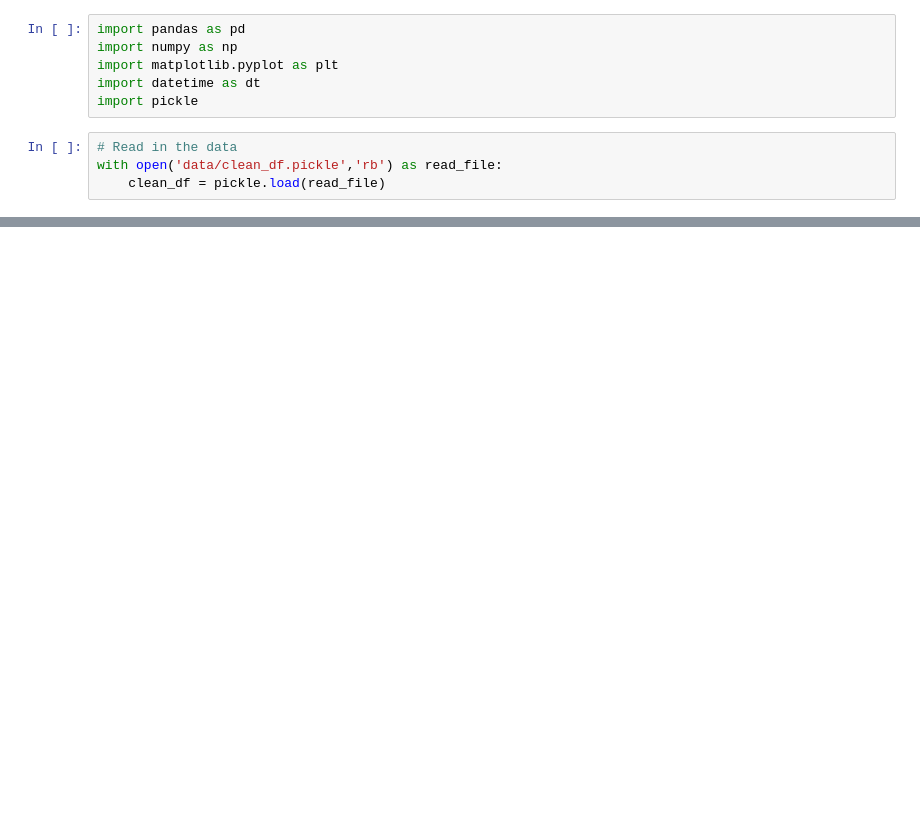
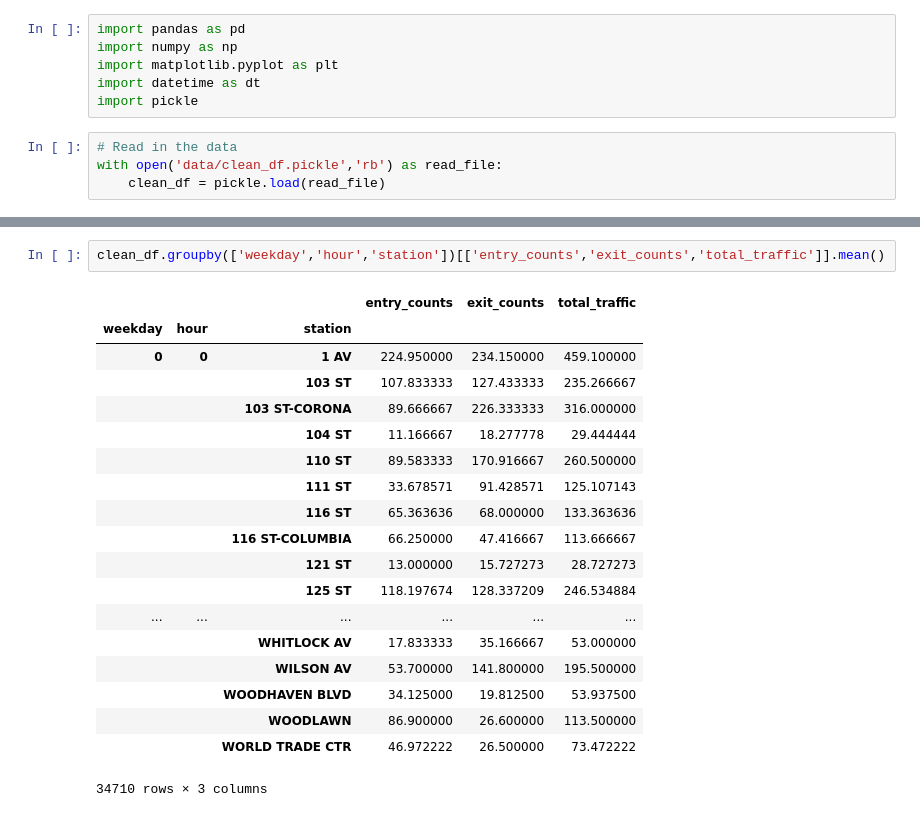
Before and after one commit to alisonglazer/metis_project_1, a Jupyter notebook: analysis_turnstile_data.ipynb, the cells around one changed output, grey strips where cells are left out. Cells and saved outputs as stored; diff of their text form; blank space fills up the shorter version.

```diff
--- a/analysis_turnstile_data.ipynb
+++ b/analysis_turnstile_data.ipynb
@@ -31,0 +52,22 @@ clean_df
+# %%
+clean_df.groupby(['weekday','hour','station'])[['entry_counts','exit_counts','total_traffic']].mean()
+# %% [output]
+|  |  |  | entry_counts | exit_counts | total_traffic |
+| weekday | hour | station |  |  |  |
+| 0 | 0 | 1 AV | 224.950000 | 234.150000 | 459.100000 |
+|  |  | 103 ST | 107.833333 | 127.433333 | 235.266667 |
+|  |  | 103 ST-CORONA | 89.666667 | 226.333333 | 316.000000 |
+|  |  | 104 ST | 11.166667 | 18.277778 | 29.444444 |
+|  |  | 110 ST | 89.583333 | 170.916667 | 260.500000 |
+|  |  | 111 ST | 33.678571 | 91.428571 | 125.107143 |
+|  |  | 116 ST | 65.363636 | 68.000000 | 133.363636 |
+|  |  | 116 ST-COLUMBIA | 66.250000 | 47.416667 | 113.666667 |
+|  |  | 121 ST | 13.000000 | 15.727273 | 28.727273 |
+|  |  | 125 ST | 118.197674 | 128.337209 | 246.534884 |
+| ... | ... | ... | ... | ... | ... |
+|  |  | WHITLOCK AV | 17.833333 | 35.166667 | 53.000000 |
+|  |  | WILSON AV | 53.700000 | 141.800000 | 195.500000 |
+|  |  | WOODHAVEN BLVD | 34.125000 | 19.812500 | 53.937500 |
+|  |  | WOODLAWN | 86.900000 | 26.600000 | 113.500000 |
+|  |  | WORLD TRADE CTR | 46.972222 | 26.500000 | 73.472222 |
+34710 rows × 3 columns
```
Also changed, not shown: parts of 4 cells of this notebook, 1 other file.
